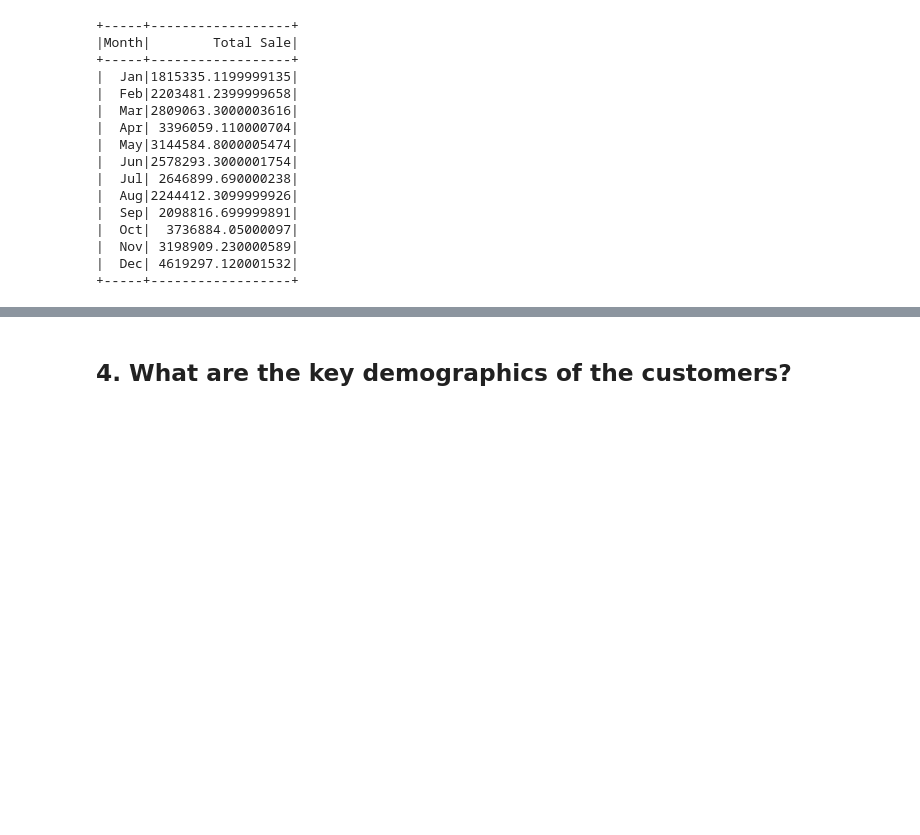
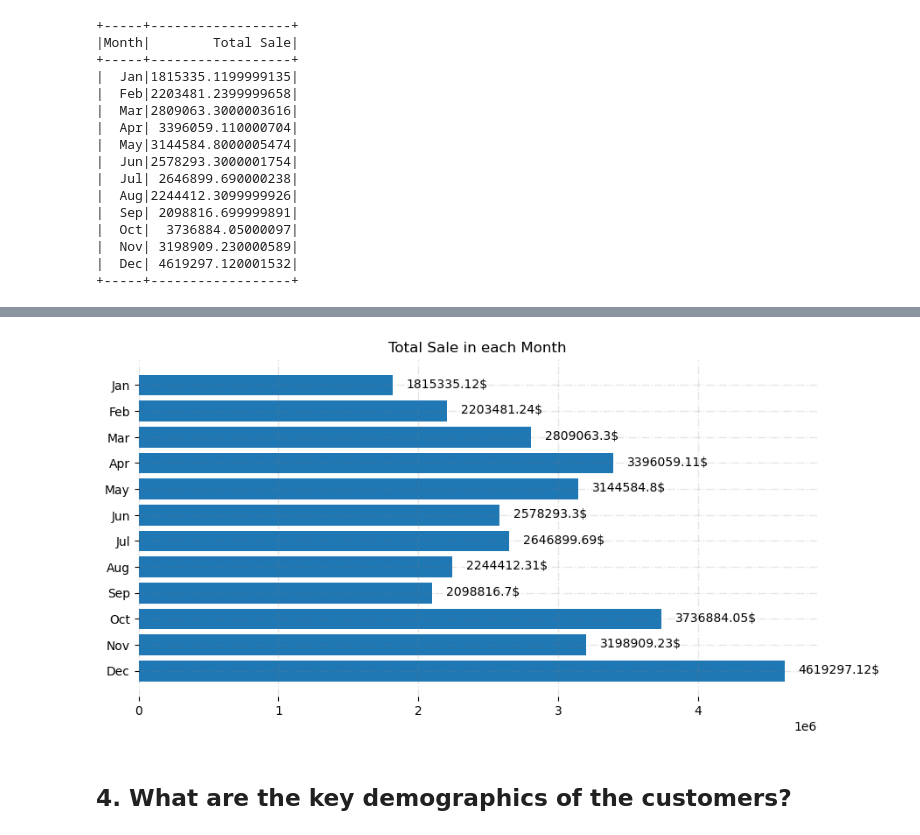
Before and after one commit to ndn99/IT4818, a Jupyter notebook: BTL/spark/Sale_Analysis_Group.ipynb, the cells around one changed output, grey strips where cells are left out. Cells and saved outputs as stored; diff of their text form; code cells hidden in the pictures; blank space fills up the shorter version.

```diff
--- a/BTL/spark/Sale_Analysis_Group.ipynb
+++ b/BTL/spark/Sale_Analysis_Group.ipynb
@@ -3,7 +3,7 @@ configs_spark = {
     "spark.jars.packages": "org.apache.hadoop:hadoop-aws:3.3.2",
     "spark.hadoop.fs.s3a.access.key": "wZPhSZYqzYwCwZBG7H9F",
     "spark.hadoop.fs.s3a.secret.key": "laK81FcRGl6Kd6JXi1EYA5V7HGzG25ReFMbpwfKN",
-    "spark.hadoop.fs.s3a.endpoint": 'http://192.168.1.47:9000',
+    "spark.hadoop.fs.s3a.endpoint": 'http://192.168.0.103:9000',
     "spark.hadoop.fs.s3a.path.style.access": "true",
     "spark.hadoop.fs.s3a.impl": "org.apache.hadoop.fs.s3a.S3AFileSystem",
     "spark.hadoop.fs.s3a.connection.ssl.enabled": "false"
@@ -219,14 +219,3 @@ qs1_df.show()
 +-----+------------------+
 # %%
 import matplotlib.pyplot as plt
-# %%
-fig = plt.figure(figsize = (10, 5))
-plt.style.use('fivethirtyeight')
-# creating the bar plot
-plt.bar(labels, values,
-        width = 0.4)
-
-plt.xlabel("Month")
-plt.ylabel("Total Sale")
-plt.title("Total Sale in each Month")
-plt.show()
@@ -235,3 +237,35 @@ plt.show()
+# %%
+import pandas as pd
+from matplotlib import pyplot as plt
+fig, ax = plt.subplots(figsize = (10, 5))
+ax.barh(labels, values)
+for s in ['top', 'bottom', 'left', 'right']:
+    ax.spines[s].set_visible(False)
+
+
+# Add x, y gridlines
+ax.grid(b = True, color ='grey',
+        linestyle ='-.', linewidth = 1,
+        alpha = 0.2)
+
+# Show top values
+ax.invert_yaxis()
+
+# Add annotation to bars
+for i in ax.patches:
+    plt.text(i.get_width()+100000, i.get_y()+0.5,
+             f"{round((i.get_width()), 2)}$",
+             fontsize = 10,
+             color ='black')
+
+# Add Plot Title
+ax.set_title('Total Sale in each Month',
+             loc ='center', )
+
+# Show Plot
+plt.show()
+# %% [output]
+[figure, added]
 # %% [markdown]
 ## 4. What are the key demographics of the customers?
 # %%
```
Also changed, not shown: parts of 15 cells of this notebook, 11 other files.
